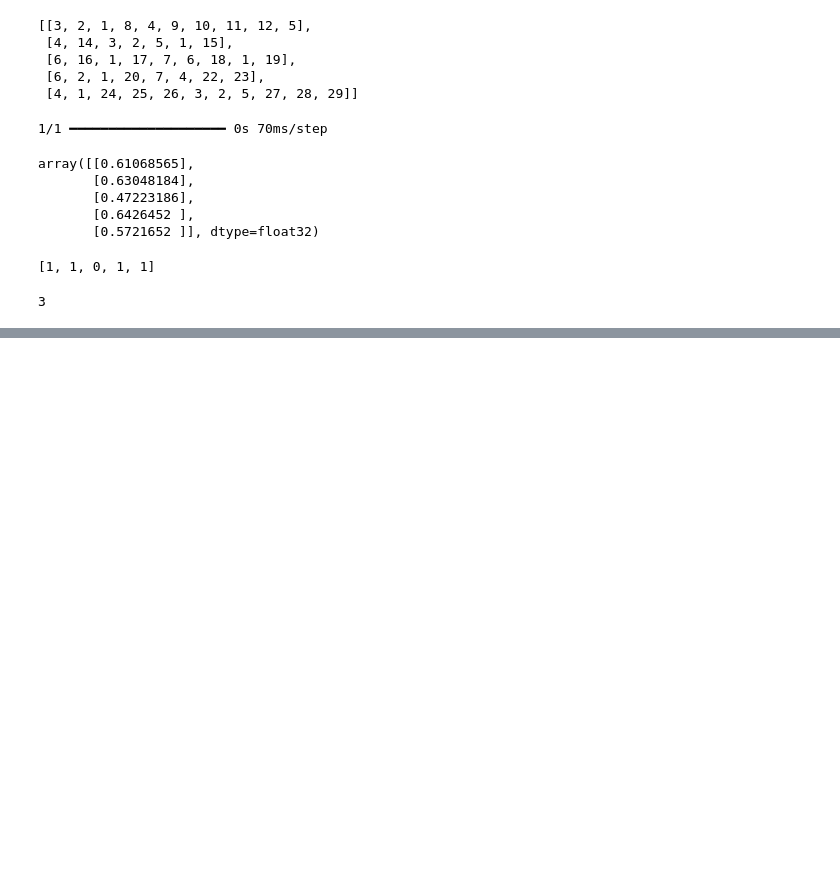
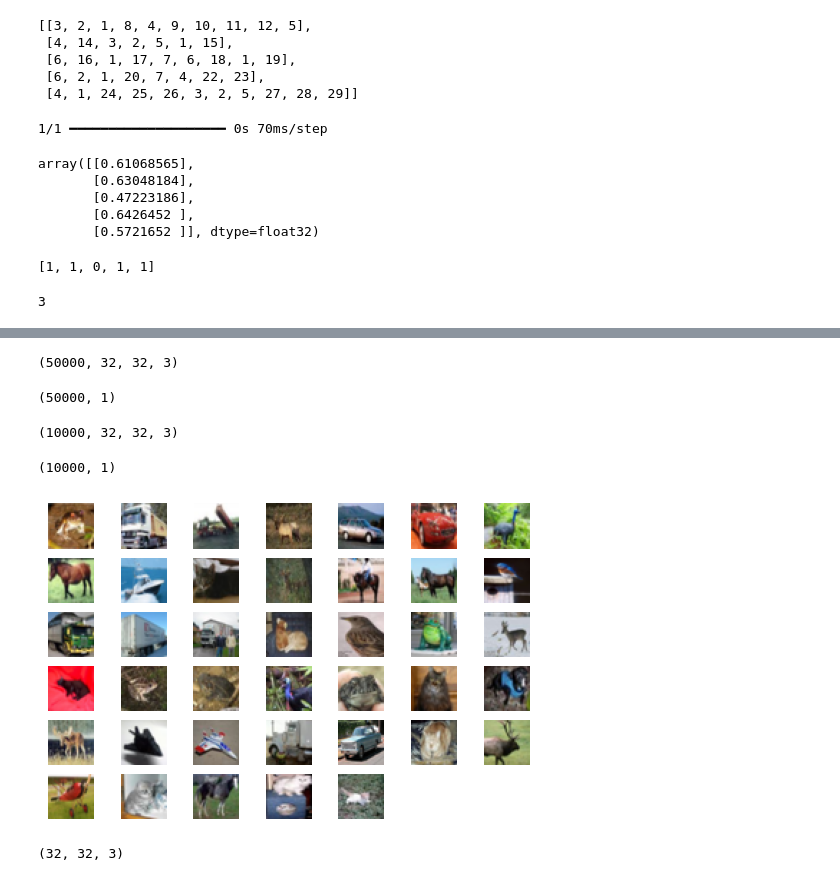
Before and after one commit to kmordhwaj/inzint-ai-ml-training, a Jupyter notebook: DL.ipynb, the cells around one changed output, grey strips where cells are left out. Cells and saved outputs as stored; diff of their text form; code cells hidden in the pictures; blank space fills up the shorter version.

```diff
--- a/DL.ipynb
+++ b/DL.ipynb
@@ -1364,0 +1586,16 @@ correct_predictions
+# %%
+from tensorflow.keras.models import Sequential
+from tensorflow.keras.layers import Embedding, LSTM, Dense
+
+# Assuming your input data is of shape (num_samples, 56)
+# You may need to adjust this based on your actual input shape
+input_shape = (56,)
+
+model = Sequential()
+model.add(Embedding(input_dim=283, output_dim=200, input_shape=(max_len,)))  # Remove input_length argument
+model.add(LSTM(200))
+model.add(Dense(283, activation="softmax"))
+
+model.compile(loss="categorical_crossentropy",
+              optimizer="adam",
+              metrics=["accuracy"])
@@ -1364,0 +1618,2 @@ correct_predictions
+# %%
+model.fit(x,y,epochs=100)
@@ -1364,0 +1639,14 @@ correct_predictions
+# %%
+#test case
+text = "If I join the program late"
+
+for i in range(10):
+    tokenized_text=tokenizer.texts_to_sequences([text])[0]
+    padded_tokens=pad_sequences([tokenized_text], maxlen=56, padding="pre")
+    #get the predicted word that has max probability
+    pos=np.argmax(model.predict(padded_tokens))
+
+    for word,index in tokenizer.word_index.items():
+        if index == pos:
+            text = text + " " + word
+            print(text)
@@ -1364,0 +1685,28 @@ correct_predictions
+# %%
+(x_train, y_train), (x_test, y_test) = load_data()
+# %%
+x_train.shape
+# %% [output]
+(50000, 32, 32, 3)
+# %%
+y_train.shape
+# %% [output]
+(50000, 1)
+# %%
+x_test.shape
+# %% [output]
+(10000, 32, 32, 3)
+# %%
+y_test.shape
+# %% [output]
+(10000, 1)
+# %%
+#plot images
+for i in range(40):
+    plt.subplot(7, 7, i+1)
+    plt.axis('off')
+    plt.imshow(x_train[i])
+
+plt.show()
+# %% [output]
+[figure, added]
@@ -1364,0 +1718,4 @@ correct_predictions
+# %%
+x_train[0].shape
+# %% [output]
+(32, 32, 3)
```
Also changed, not shown: parts of 60 cells of this notebook, 6 other files.
